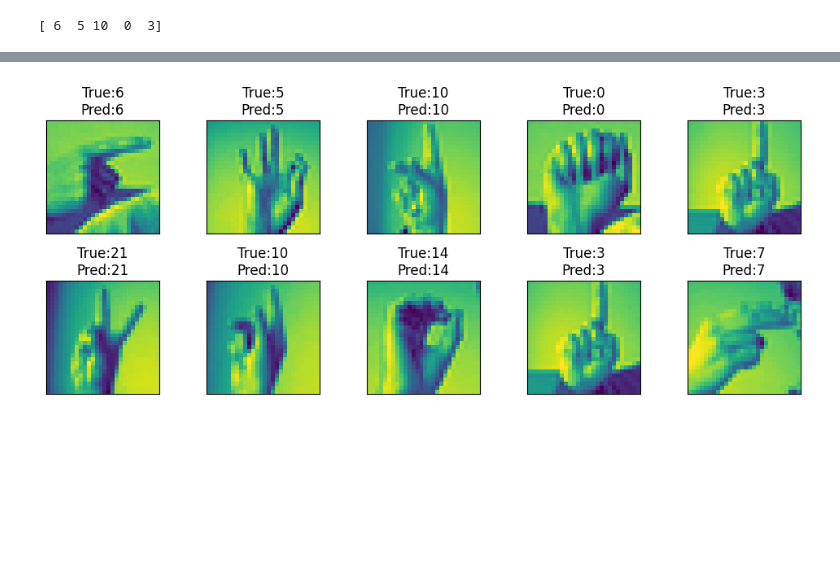
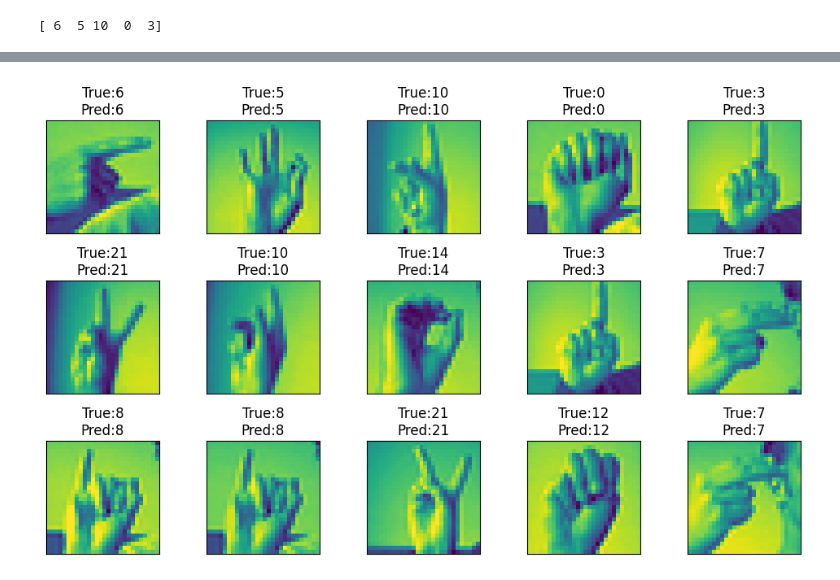
Before and after one commit to fionacampbell3/nlpcv-fiona, a Jupyter notebook: assign.ipynb, the cells around one changed output, grey strips where cells are left out. Drawn from its saved outputs; the diff is of its cells as text; code cells hidden in the pictures; blank space fills up the shorter version.

```diff
--- a/assign.ipynb
+++ b/assign.ipynb
@@ -335,13 +409,13 @@ plt.show()
 # %%
 plt.figure(figsize=(10,10))
-for i in range(10):
+for i in range(15):
     plt.subplot(5,5,i+1)
     plt.xticks([])
     plt.yticks([])
     plt.grid(False)
     plt.imshow(np.squeeze(x_test[i,:,:,:]))
     plt.title(f"True:{y_test[i]}\nPred:{y_pred_labels[i]}")
     plt.tight_layout()
 plt.show()
 # %% [output]
-[figure, old version]
+[figure, new version]
```
Also changed, not shown: parts of 16 cells of this notebook.
